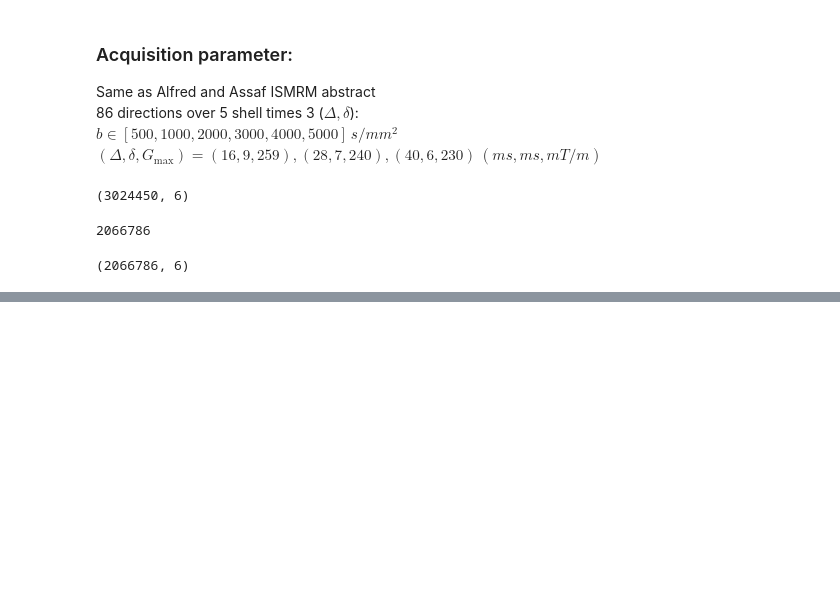
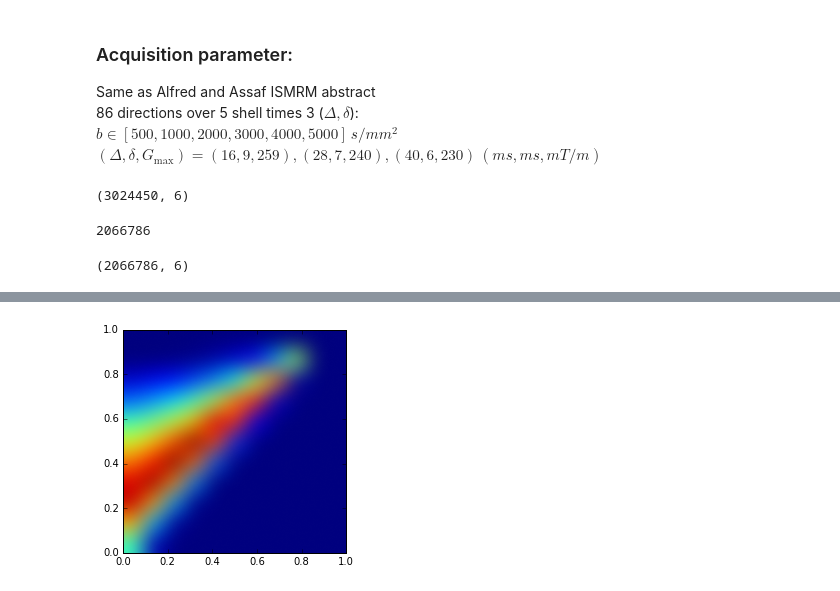
Before and after one commit to mpaquette/axcal_analyse_notebook, a Jupyter notebook: Analyse_1.ipynb, the cells around one changed output, grey strips where cells are left out. Drawn from its saved outputs; the diff is of its cells as text; code cells hidden in the pictures; blank space fills up the shorter version.

```diff
--- a/Analyse_1.ipynb
+++ b/Analyse_1.ipynb
@@ -144,0 +190,4 @@ pearsonr(frac_rest, frac_rest_sim)
+# %%
+plot_2dhist(params[:,5], frac_csf, nbins=len(set(params[:,5])))
+# %% [output]
+[figure, added]
```
Also changed, not shown: parts of 24 cells of this notebook.
